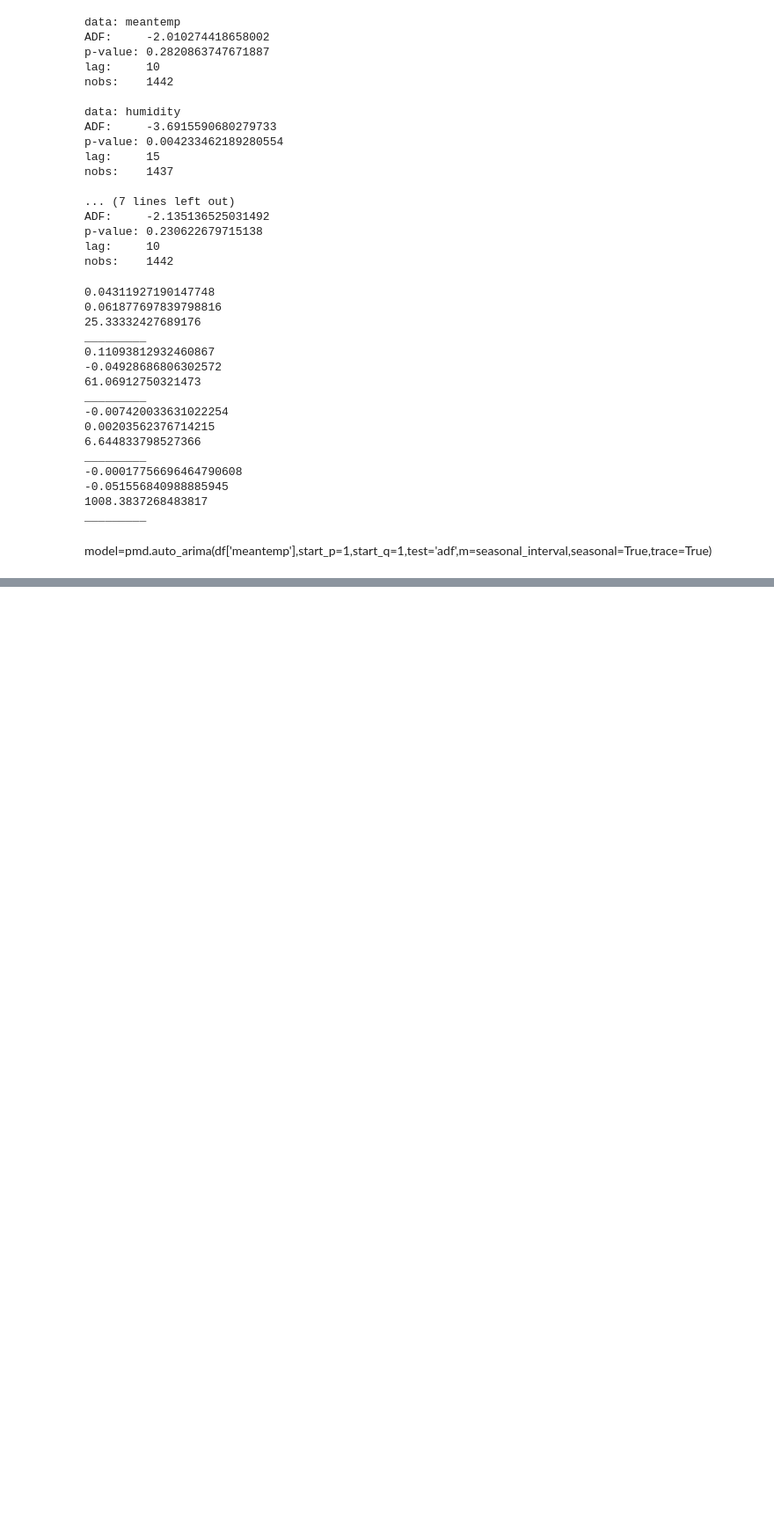
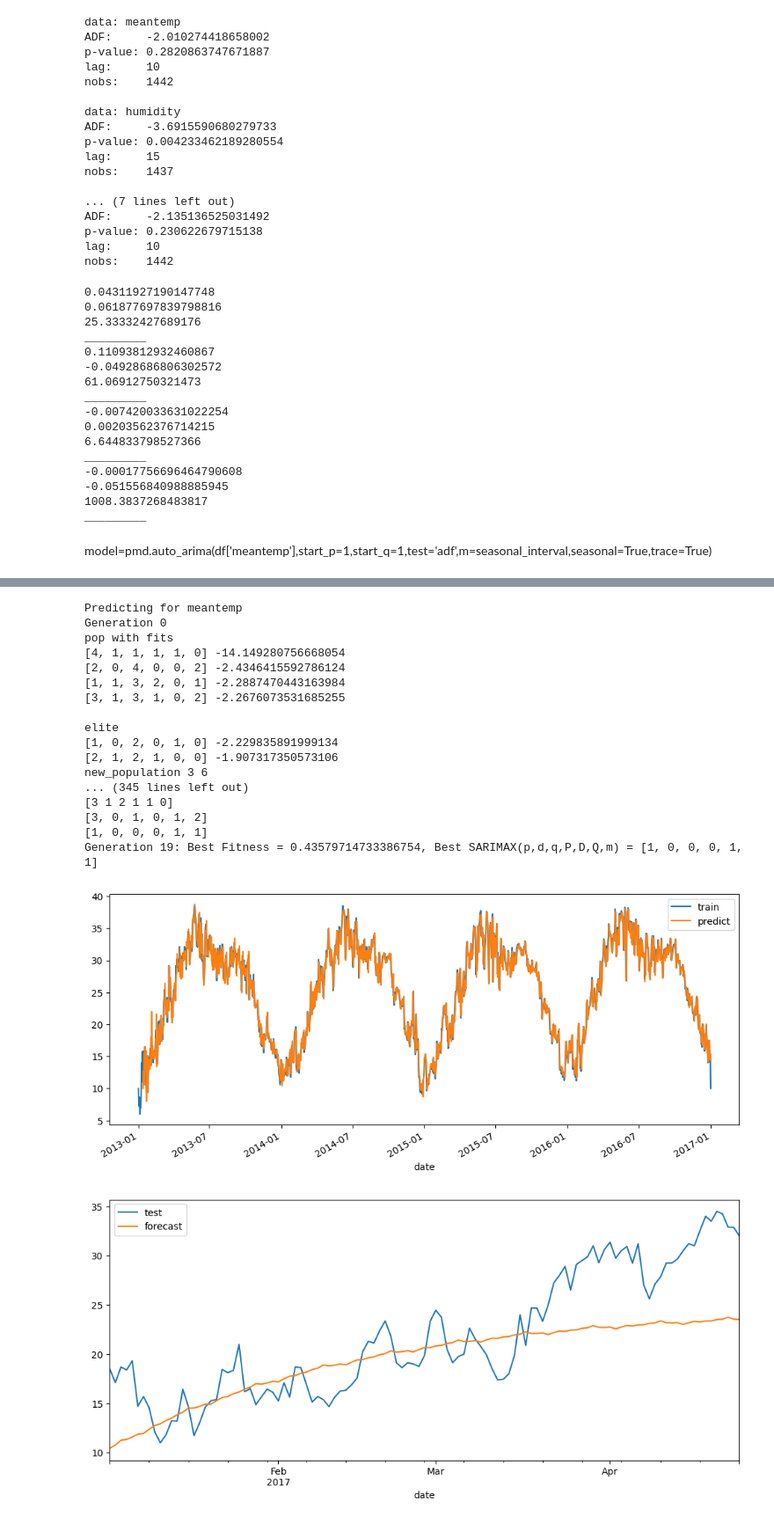
Before and after one commit to Draylon/ppgca_ds_tfinal, a Jupyter notebook: impl2.ipynb, the cells around one changed output, grey strips where cells are left out. Shown at 88% size. Cells and saved outputs as stored; diff of their text form; code cells hidden in the pictures; blank space fills up the shorter version.

```diff
--- a/impl2.ipynb
+++ b/impl2.ipynb
@@ -291,6 +301,20 @@ def tournamentSelection(population, fitnesses, tournament_size=3):
         winner = max(tournament, key=lambda x: x[1])
         selected.append(winner[0])
     return selected
+# %%
+def linearRankingSelection(population, fitnesses):
+    sorted_indices = np.argsort(fitnesses)
+    ranked_population = [population[i] for i in sorted_indices]
+    ranked_fitnesses = [fitnesses[i] for i in sorted_indices]
+
+    n = len(population)
+    rank_weights = [2 * (n - i) / (n * (n + 1)) for i in range(n)]
+
+    selected = []
+    for _ in range(len(population)):
+        selected.append(ranked_population[np.random.choice(n, p=rank_weights)])
+
+    return selected
 # %%
 def StochasticUniversalSampling(population, fitnesses): # Stochastic Universal Sampling (SUS)
     total_fitness = sum(fitnesses)
@@ -367,7 +439,7 @@ def GAN(forecasted_variable,df,df_test, pop_size=9, generations=10, mutation_rat
 
     return best_individual
 # %%
-best_params = GAN(forecasted_variable='meantemp',df=df,df_test=df_test,
+""" best_params = GAN(forecasted_variable='meantemp',df=df,df_test=df_test,mutation_rate=0.5,
 #param_ranges=[(1, 1), (1, 1), (1,1),(1, 1),(0,0),(1, 1),]
-)
+) """
 # %% [output]
@@ -385,20 +446,0 @@ array([3, 0, 0, 1, 1, 1])
-# %%
-best_params=[3, 0, 0, 1, 1, 1]
-p, d, q, P, D, Q = best_params
-model = SARIMAX(
-    #endog=tdiff,
-    endog=df[forecasted_variable],
-    exog=df.drop(forecasted_variable,axis=1),
-    order=(int(p), int(d), int(q)),
-    seasonal_order=(int(P), int(D), int(Q),seasonal_interval),
-)
-#print("Fazendo o fit")
-res = model.fit()
-#print("Fazendo o forecast")
-forecast = res.forecast(steps=df_test.__len__(),exog=df_test.drop([forecasted_variable],axis=1))
-#forecast = res.predict(steps=7)
-#print("Fazendo o rmse")
-forecast.index = df_test.index
-#mse = mean_squared_error(forecast,test[forecasted_variable])
-rmse = root_mean_squared_error(forecast,df_test[forecasted_variable])
-predict = res.predict()
@@ -418,0 +557,25 @@ plt.show()
+# %%
+for x in df.columns:
+    print("Predicting for",x)
+    best_params = GAN(forecasted_variable=x,df=df,df_test=df_test,mutation_rate=0.5)
+    draw_with_params(df,df_test,x,best_params)
+# %% [output]
+Predicting for meantemp
+Generation 0
+pop with fits
+[4, 1, 1, 1, 1, 0] -14.149280756668054
+[2, 0, 4, 0, 0, 2] -2.4346415592786124
+[1, 1, 3, 2, 0, 1] -2.2887470443163984
+[3, 1, 3, 1, 0, 2] -2.2676073531685255
+
+elite
+[1, 0, 2, 0, 1, 0] -2.229835891999134
+[2, 1, 2, 1, 0, 0] -1.907317350573106
+new_population 3 6
+... (345 lines left out)
+[3 1 2 1 1 0]
+[3, 0, 1, 0, 1, 2]
+[1, 0, 0, 0, 1, 1]
+Generation 19: Best Fitness = 0.43579714733386754, Best SARIMAX(p,d,q,P,D,Q,m) = [1, 0, 0, 0, 1, 1]
+[figure, added]
+[figure, added]
```
Also changed, not shown: parts of 13 cells of this notebook, 8 other files.
